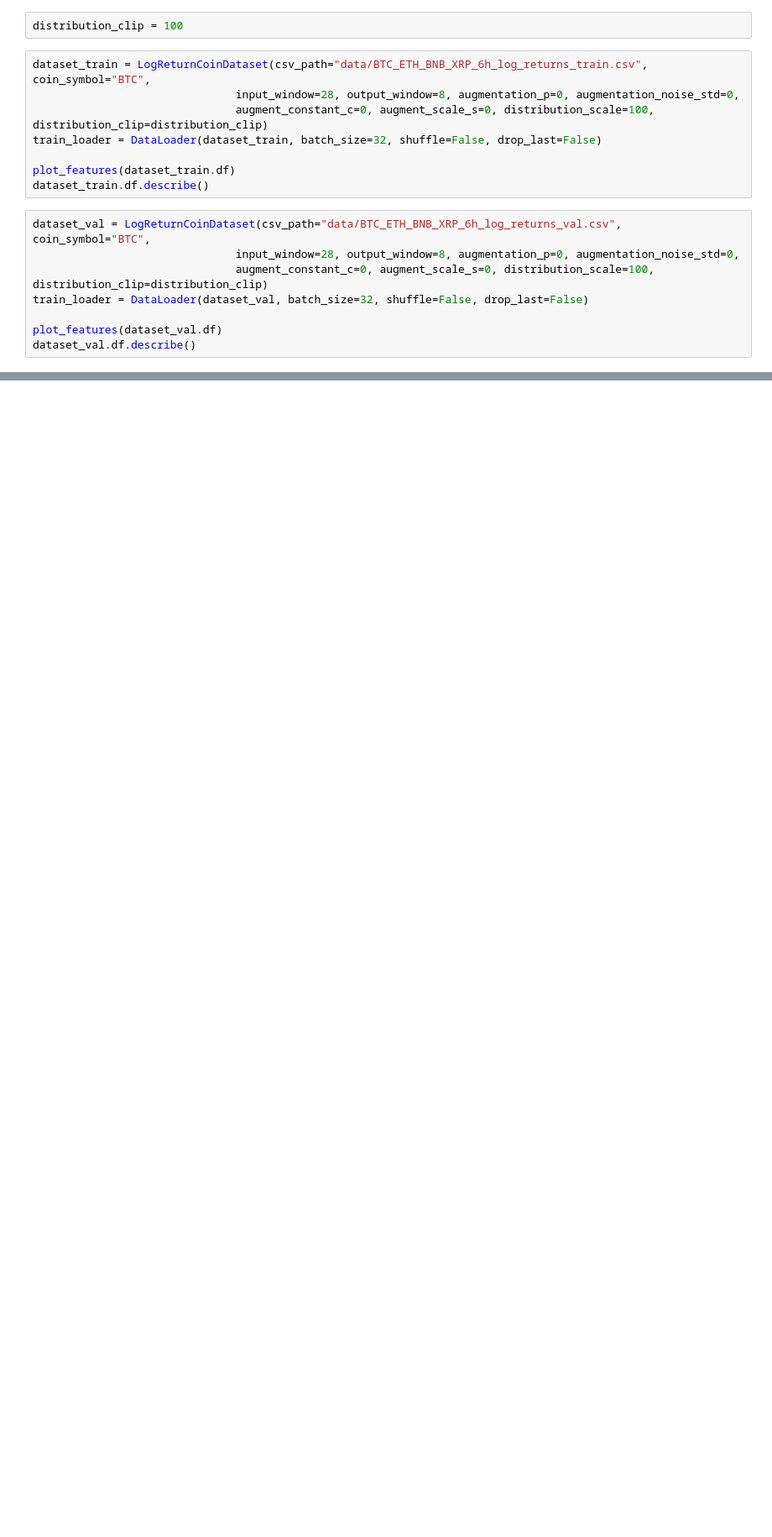
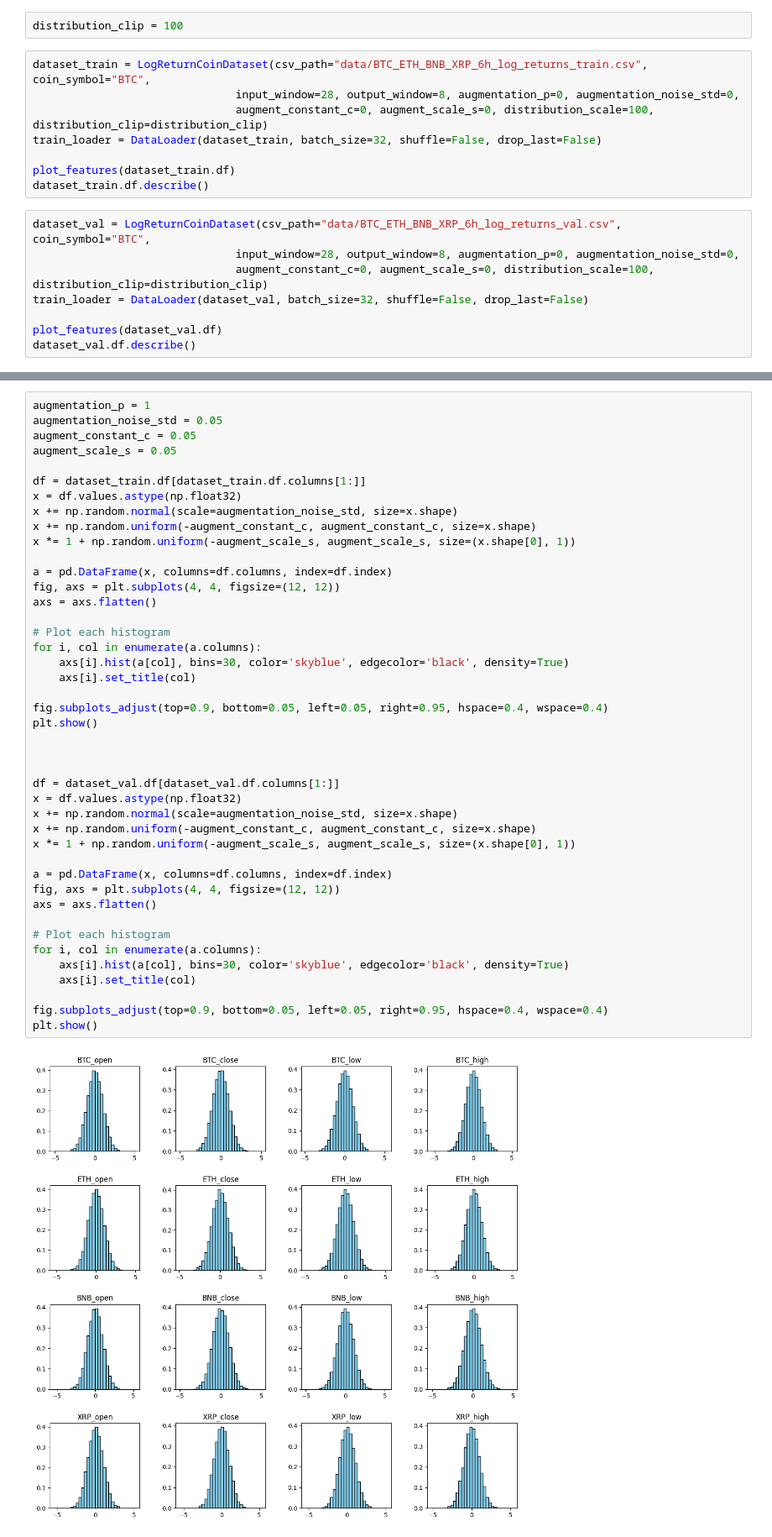
Before and after one commit to mericdemirors/CrossCurrencyPrediction, a Jupyter notebook: 05_dataset.ipynb, the cells around one changed output, grey strips where cells are left out. Shown at 84% size. Saved outputs shown, nothing was run; the diff lists cells and outputs as text; blank space fills up the shorter version.

```diff
--- a/05_dataset.ipynb
+++ b/05_dataset.ipynb
@@ -228,0 +296,45 @@ dataset_val_toy.df.describe()
+# %%
+augmentation_p = 1
+augmentation_noise_std = 0.05
+augment_constant_c = 0.05
+augment_scale_s = 0.05
+
+df = dataset_train.df[dataset_train.df.columns[1:]]
+x = df.values.astype(np.float32)
+x += np.random.normal(scale=augmentation_noise_std, size=x.shape)
+x += np.random.uniform(-augment_constant_c, augment_constant_c, size=x.shape)
+x *= 1 + np.random.uniform(-augment_scale_s, augment_scale_s, size=(x.shape[0], 1))
+
+a = pd.DataFrame(x, columns=df.columns, index=df.index)
+fig, axs = plt.subplots(4, 4, figsize=(12, 12))
+axs = axs.flatten()
+
+# Plot each histogram
+for i, col in enumerate(a.columns):
+    axs[i].hist(a[col], bins=30, color='skyblue', edgecolor='black', density=True)
+    axs[i].set_title(col)
+
+fig.subplots_adjust(top=0.9, bottom=0.05, left=0.05, right=0.95, hspace=0.4, wspace=0.4)
+plt.show()
+
+
+
+df = dataset_val.df[dataset_val.df.columns[1:]]
+x = df.values.astype(np.float32)
+x += np.random.normal(scale=augmentation_noise_std, size=x.shape)
+x += np.random.uniform(-augment_constant_c, augment_constant_c, size=x.shape)
+x *= 1 + np.random.uniform(-augment_scale_s, augment_scale_s, size=(x.shape[0], 1))
+
+a = pd.DataFrame(x, columns=df.columns, index=df.index)
+fig, axs = plt.subplots(4, 4, figsize=(12, 12))
+axs = axs.flatten()
+
+# Plot each histogram
+for i, col in enumerate(a.columns):
+    axs[i].hist(a[col], bins=30, color='skyblue', edgecolor='black', density=True)
+    axs[i].set_title(col)
+
+fig.subplots_adjust(top=0.9, bottom=0.05, left=0.05, right=0.95, hspace=0.4, wspace=0.4)
+plt.show()
+# %% [output]
+[figure, added]
```
Also changed, not shown: parts of 6 cells of this notebook, 14 other files.
